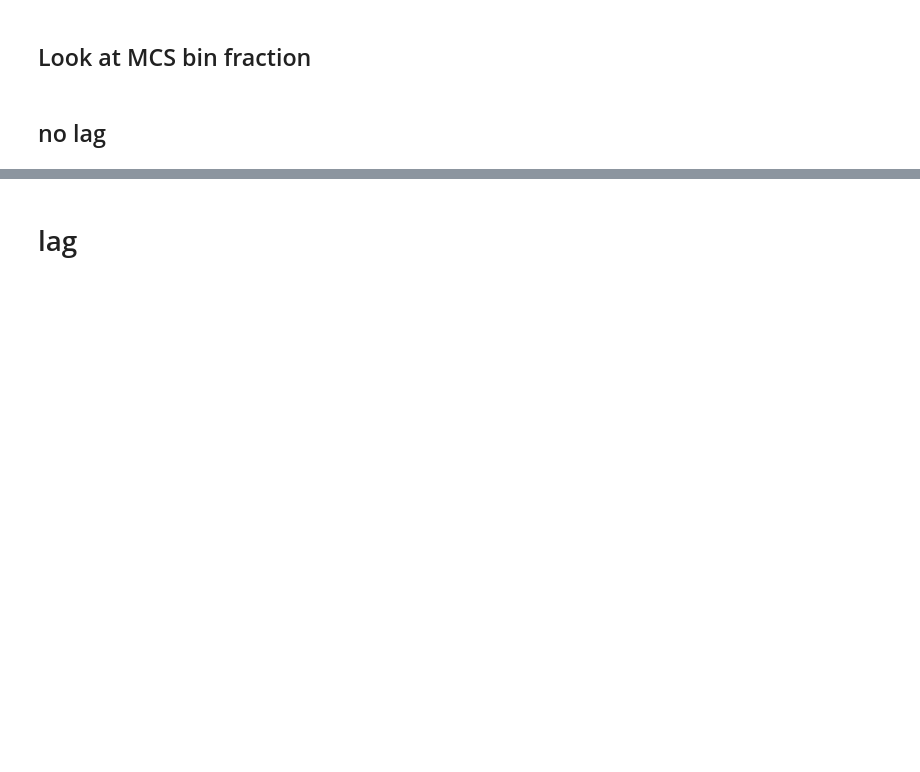
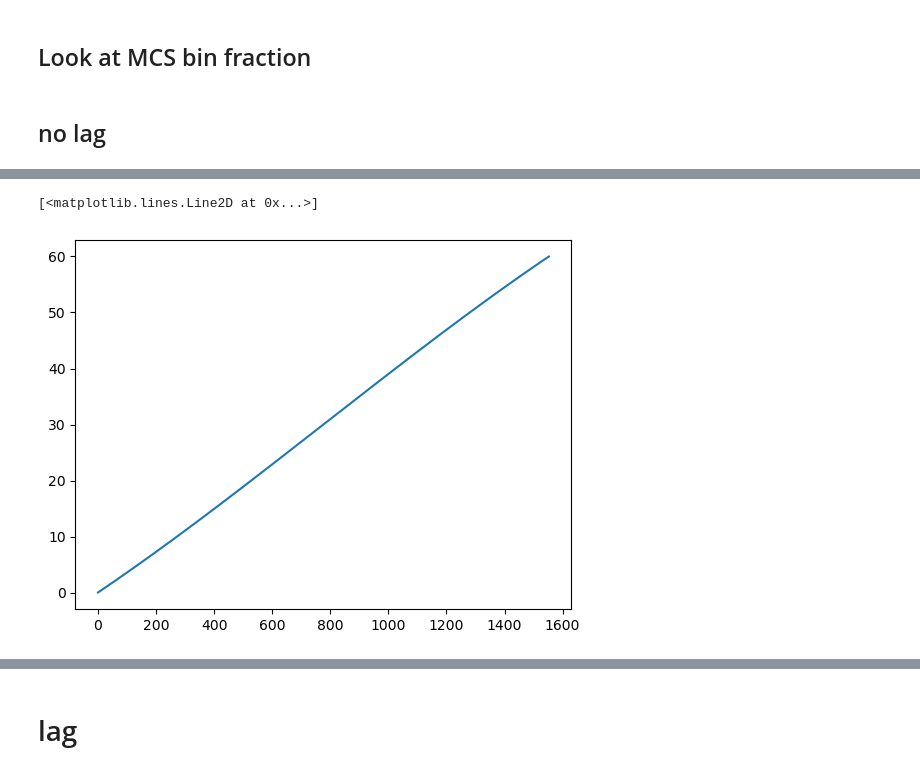
Before and after one commit to 19carenso/tempest, a Jupyter notebook: viz/viz_tropics.ipynb, the cells around one changed output, grey strips where cells are left out. Cells and saved outputs as stored; diff of their text form; code cells hidden in the pictures; blank space fills up the shorter version.

```diff
--- a/viz/viz_tropics.ipynb
+++ b/viz/viz_tropics.ipynb
@@ -215,0 +283,6 @@ np.where(jd.get_mask_yxt(33,9))
+# %%
+gr.cumsum_lat_area.shape
+plt.plot(gr.cumsum_lat_area/gr.global_lat_area)
+# %% [output]
+[<matplotlib.lines.Line2D at 0x...>]
+[figure, added]
```
Also changed, not shown: parts of 39 cells of this notebook, 15 other files.
